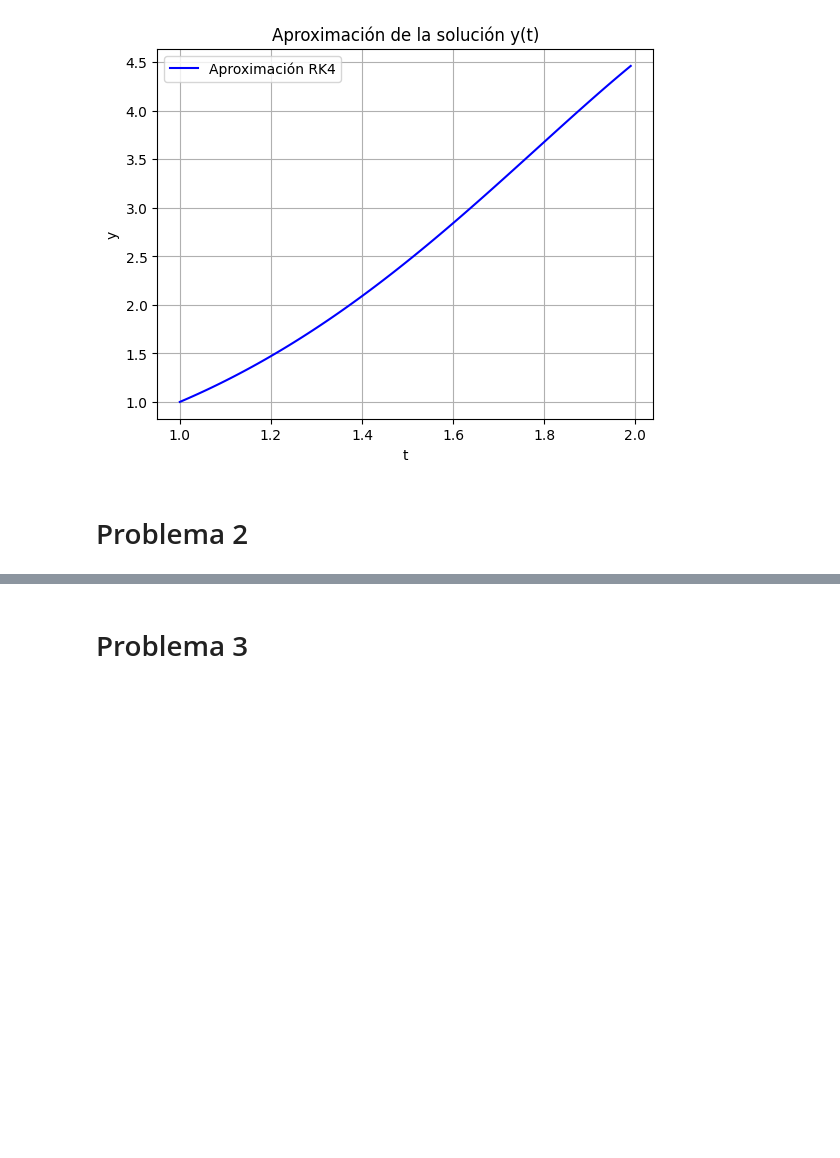
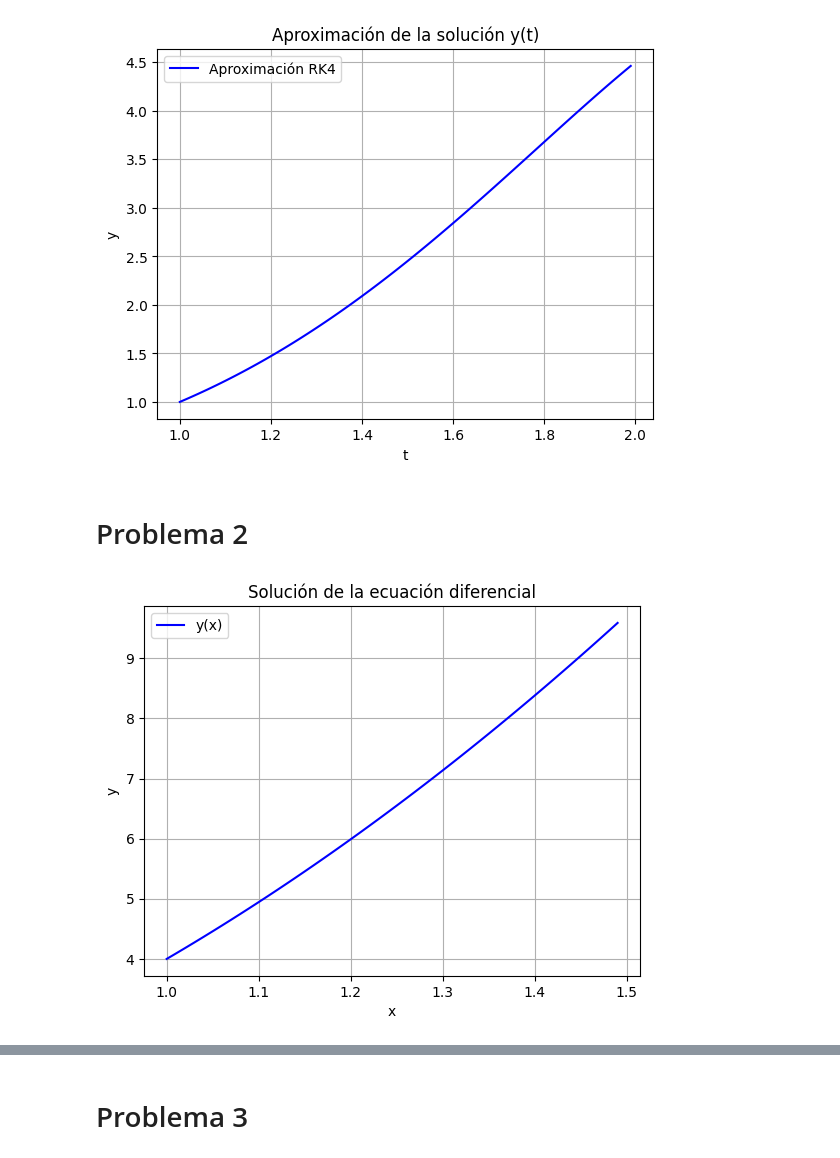
Before and after one commit to ErikFantomex/Metodos-numericos, a Jupyter notebook: Metodosnumericos_final.ipynb, the cells around one changed output, grey strips where cells are left out. Saved outputs shown, nothing was run; the diff lists cells and outputs as text; code cells hidden in the pictures; blank space fills up the shorter version.

```diff
--- a/Metodosnumericos_final.ipynb
+++ b/Metodosnumericos_final.ipynb
@@ -118,3 +118,53 @@ plt.show()
 [figure]
 # %% [markdown]
 # Problema 2
+# %%
+import numpy as np
+import matplotlib.pyplot as plt
+
+# Definir la ecuación diferencial de primer orden
+def f(x, y):
+    y0, y1 = y
+    return [y1, (2 * x * y1 - 2 * y0) / (x**2)]
+
+# Condiciones iniciales
+x0 = 1
+xf = 1.5
+y0_inicial = 4
+y1_inicial = 9
+
+# Tamaño de paso
+h = 0.01
+
+# Inicializar listas para almacenar los valores de x y y0
+x_values = []
+y0_values = []
+
+# Inicializar variables
+x = x0
+y0 = y0_inicial
+y1 = y1_inicial
+
+# Resolver la ecuación diferencial utilizando el método de Euler
+while x <= xf:
+    x_values.append(x)
+    y0_values.append(y0)
+
+    y0_prime, y1_prime = f(x, [y0, y1])
+
+    y0 = y0 + h * y0_prime
+    y1 = y1 + h * y1_prime
+
+    x += h
+
+# Graficar la solución
+plt.plot(x_values, y0_values, 'b-', label='y(x)')
+plt.xlabel('x')
+plt.ylabel('y')
+plt.title('Solución de la ecuación diferencial')
+plt.legend()
+plt.grid(True)
+plt.savefig('problema2euler.png', dpi=600)
+plt.show()
+# %% [output]
+[figure, added]
```
Also changed, not shown: parts of 1 cell of this notebook.
